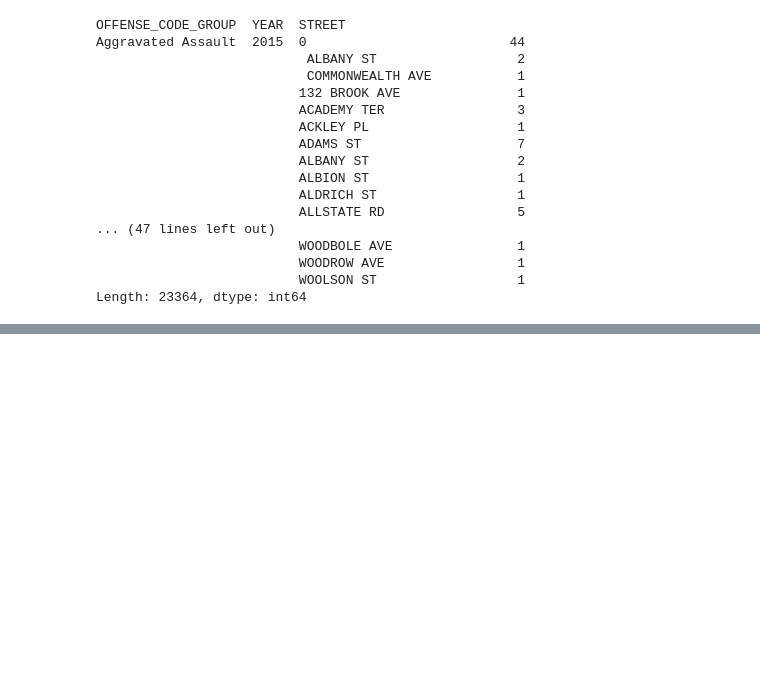
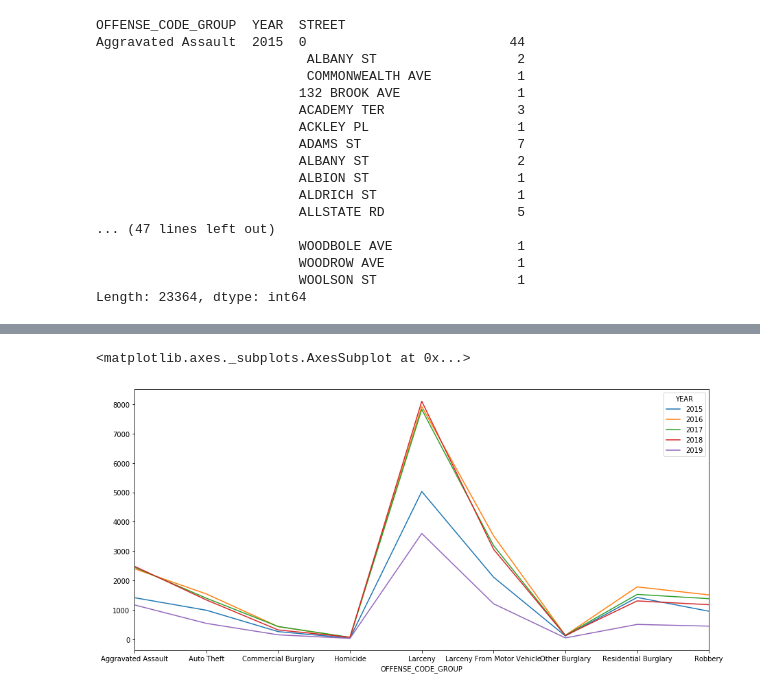
Before and after one commit to mitresh95/ImpactOfCrimeOnHousing, a Jupyter notebook: Project.ipynb, the cells around one changed output, grey strips where cells are left out. Saved outputs shown, nothing was run; the diff lists cells and outputs as text; code cells hidden in the pictures; blank space fills up the shorter version.

Commit message:
Adding range and plotting in project file

```diff
--- a/Project.ipynb
+++ b/Project.ipynb
@@ -122,0 +149,8 @@ Length: 23364, dtype: int64
+# %%
+# A plot to represent the data of crimes of part one over the years
+
+fig, ax = plt.subplots(figsize=(15,7))
+part_one_crime.groupby(['OFFENSE_CODE_GROUP','YEAR']).count()['INCIDENT_NUMBER'].unstack().plot(ax=ax)
+# %% [output]
+<matplotlib.axes._subplots.AxesSubplot at 0x...>
+[figure, added]
```
Also changed, not shown: parts of 3 cells of this notebook.
